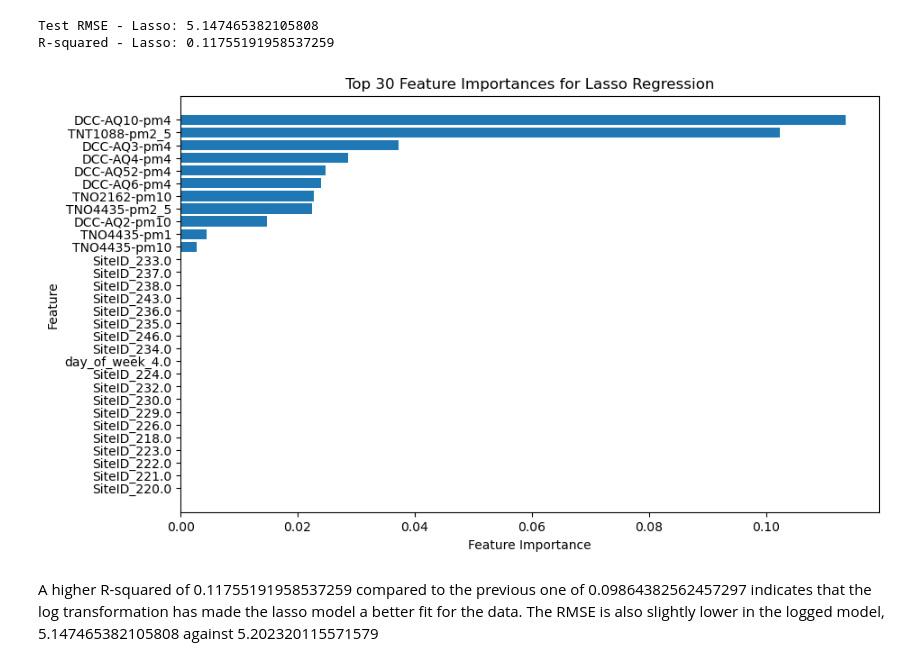
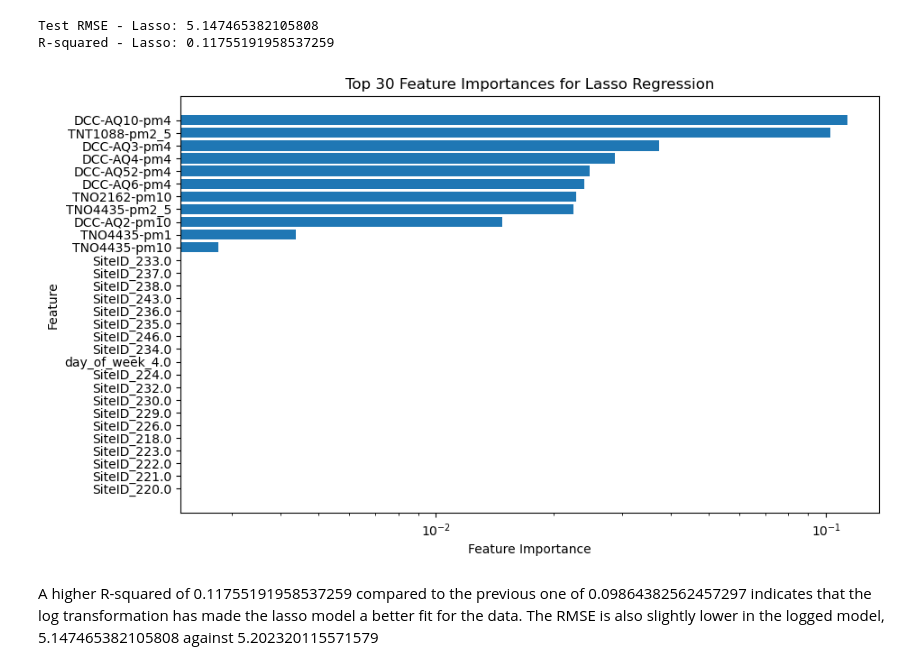
Before and after one commit to GiuliaGGG/Hyperlocal-Air-Quality-Prediction-in-Dublin, a Jupyter notebook: 5a-linear.ipynb, the cells around one changed output. Saved outputs shown, nothing was run; the diff lists cells and outputs as text; code cells hidden in the pictures.

Commit message:
Plots

```diff
--- a/5a-linear.ipynb
+++ b/5a-linear.ipynb
@@ -773,26 +778,34 @@ R-squared - Lasso: 0.11755191958537259
 # %%
 # Get feature importances from the trained model
 feature_importances = best_lasso.coef_
 
 # Sort feature importances in descending order
 sorted_indices = np.argsort(feature_importances)[::-1]
 
 # Get the top N features and their importances
 top_n = 30  # Adjust this value based on your preference
 top_features = Xtrain_KNN_encoded.columns[sorted_indices][:top_n]
 top_importances = feature_importances[sorted_indices][:top_n]
 
 # Plot feature importances
 plt.figure(figsize=(10, 6))
 plt.barh(range(top_n), top_importances, align='center')
 plt.yticks(range(top_n), top_features)
 plt.xlabel('Feature Importance')
 plt.ylabel('Feature')
 plt.title('Top {} Feature Importances for Lasso Regression'.format(top_n))
 plt.gca().invert_yaxis()  # Invert y-axis to display most important feature at the top
+
+
+# Set x-axis to log scale to better visualize small features
+plt.xscale('log')
+
+# Handle any negative or zero values (assuming you have only positive values; if not, adjust here)
+plt.xlim(left=np.min(top_importances[top_importances > 0]) * 0.8)  # set lower limit slightly lower than the smallest positive value
+
 plt.show()
 # %% [output]
-[figure, old version]
+[figure, new version]
 # %% [markdown]
  A higher R-squared of 0.11755191958537259 compared to the previous one of 0.09864382562457297 indicates that the log transformation has made the lasso model a better fit for the data. The RMSE is also slightly lower in the logged model, 5.147465382105808 against 5.202320115571579
 # %%
```
Also changed, not shown: parts of 2 cells of this notebook, 3 other files.
